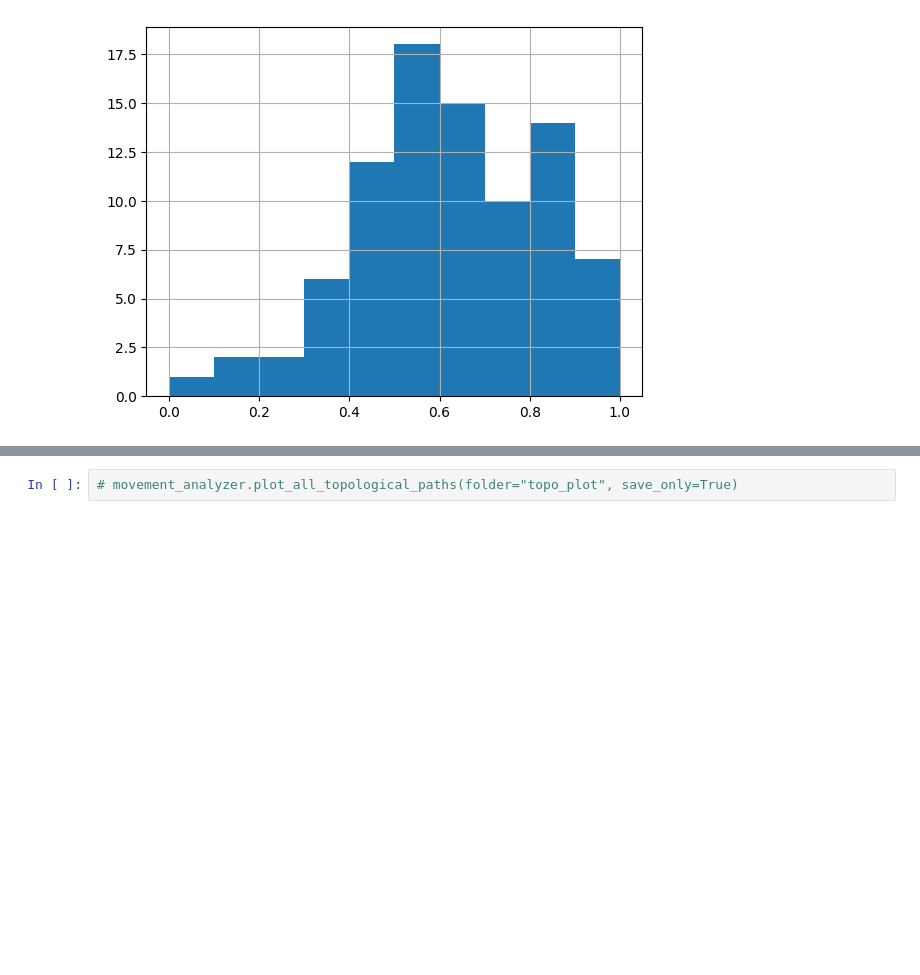
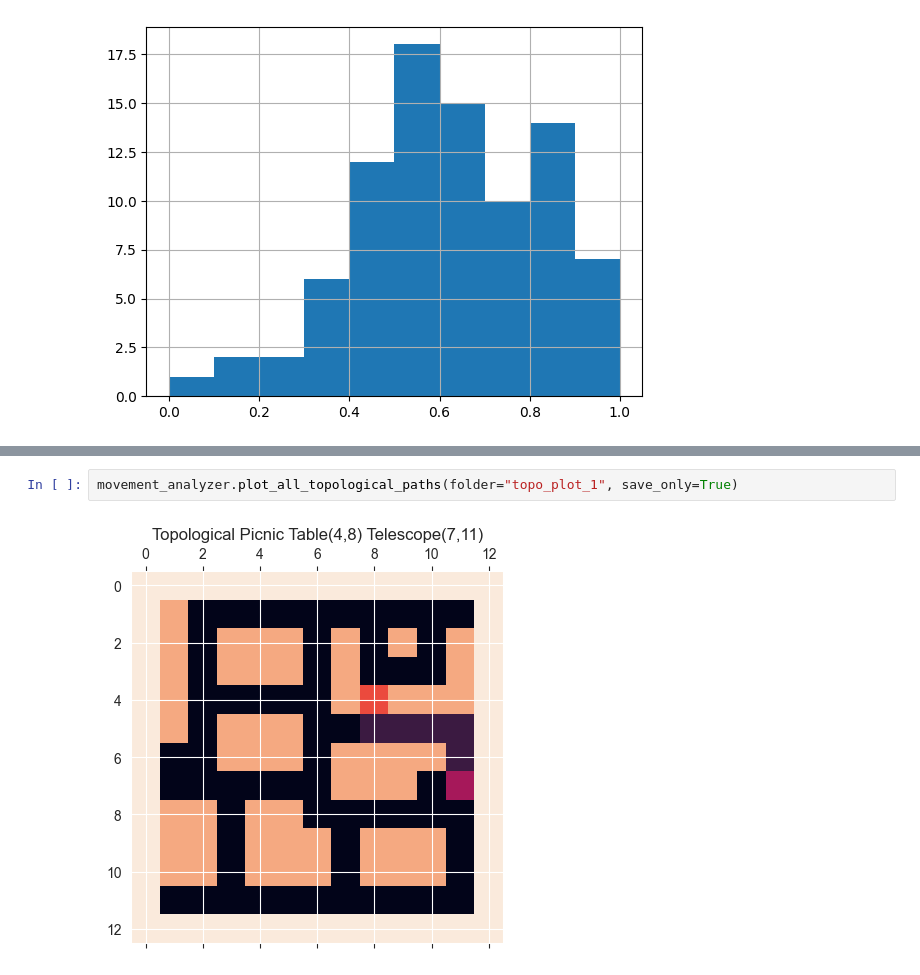
Before and after one commit to greasycat/NewDesktopDSP, a Jupyter notebook: main.ipynb, the cells around one changed output, grey strips where cells are left out. Drawn from its saved outputs; the diff is of its cells as text; blank space fills up the shorter version.

```diff
--- a/main.ipynb
+++ b/main.ipynb
@@ -192,2 +192,4 @@ RA28CH, 18
 # %%
-# movement_analyzer.plot_all_topological_paths(folder="topo_plot", save_only=True)
+movement_analyzer.plot_all_topological_paths(folder="topo_plot_1", save_only=True)
+# %% [output]
+[figure, added]
```
Also changed, not shown: parts of 11 cells of this notebook, 33 other files.
